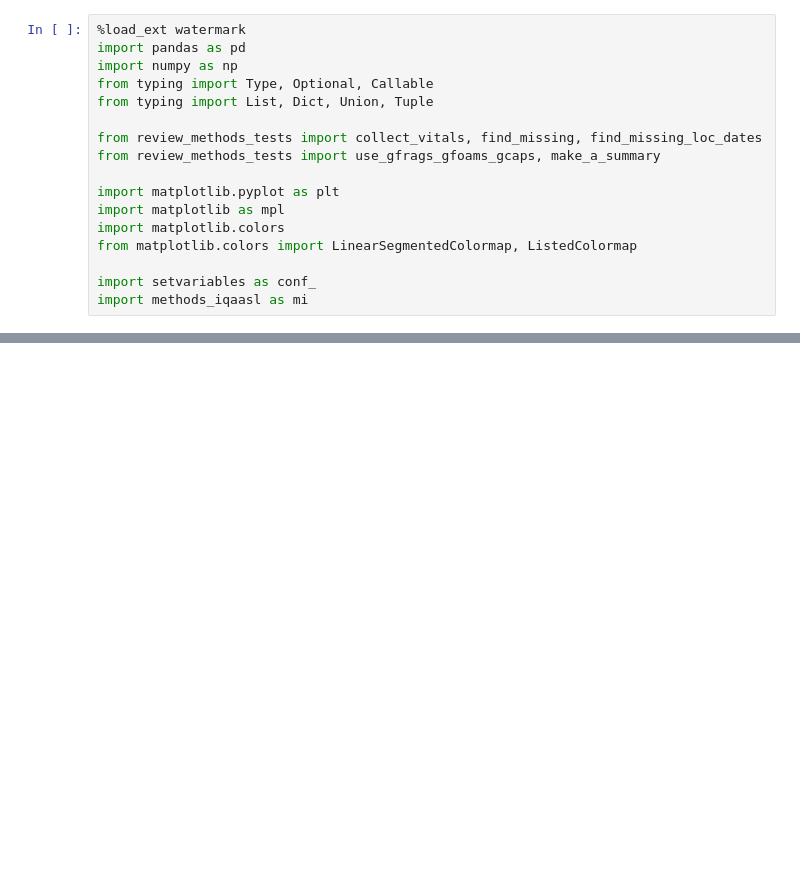
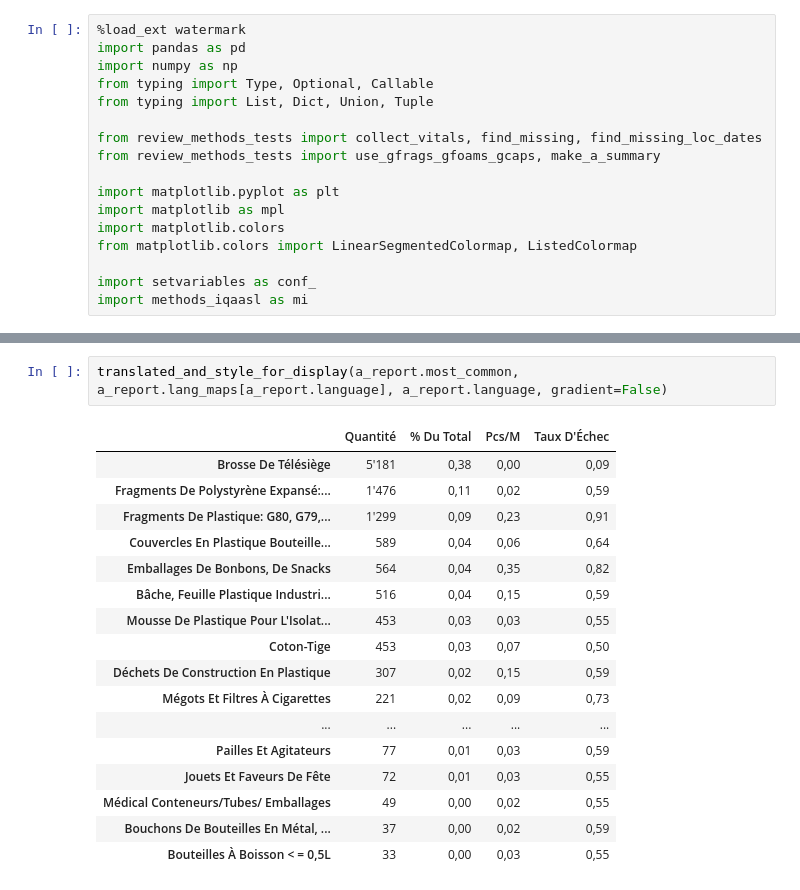
Before and after one commit to hammerdirt-analyst/feb_2024, a Jupyter notebook: a_report_class.ipynb, the cells around one changed output, grey strips where cells are left out. Cells and saved outputs as stored; diff of their text form; blank space fills up the shorter version.

```diff
--- a/a_report_class.ipynb
+++ b/a_report_class.ipynb
@@ -1182,0 +1311,20 @@ translated_and_style_for_display(tix,l_mapi, lang, gradient=True)
+# %%
+translated_and_style_for_display(a_report.most_common, a_report.lang_maps[a_report.language], a_report.language, gradient=False)
+# %% [output]
+|  | Quantité | % Du Total | Pcs/M | Taux D'Échec |
+| Brosse De Télésiège | 5'181 | 0,38 | 0,00 | 0,09 |
+| Fragments De Polystyrène Expansé:... | 1'476 | 0,11 | 0,02 | 0,59 |
+| Fragments De Plastique: G80, G79,... | 1'299 | 0,09 | 0,23 | 0,91 |
+| Couvercles En Plastique Bouteille... | 589 | 0,04 | 0,06 | 0,64 |
+| Emballages De Bonbons, De Snacks | 564 | 0,04 | 0,35 | 0,82 |
+| Bâche, Feuille Plastique Industri... | 516 | 0,04 | 0,15 | 0,59 |
+| Mousse De Plastique Pour L'Isolat... | 453 | 0,03 | 0,03 | 0,55 |
+| Coton-Tige | 453 | 0,03 | 0,07 | 0,50 |
+| Déchets De Construction En Plastique | 307 | 0,02 | 0,15 | 0,59 |
+| Mégots Et Filtres À Cigarettes | 221 | 0,02 | 0,09 | 0,73 |
+| ... | ... | ... | ... | ... |
+| Pailles Et Agitateurs | 77 | 0,01 | 0,03 | 0,59 |
+| Jouets Et Faveurs De Fête | 72 | 0,01 | 0,03 | 0,55 |
+| Médical Conteneurs/Tubes/ Emballages | 49 | 0,00 | 0,02 | 0,55 |
+| Bouchons De Bouteilles En Métal, ... | 37 | 0,00 | 0,02 | 0,59 |
+| Bouteilles À Boisson < = 0,5L | 33 | 0,00 | 0,03 | 0,55 |
```
Also changed, not shown: parts of 64 cells of this notebook, 4 other files.
